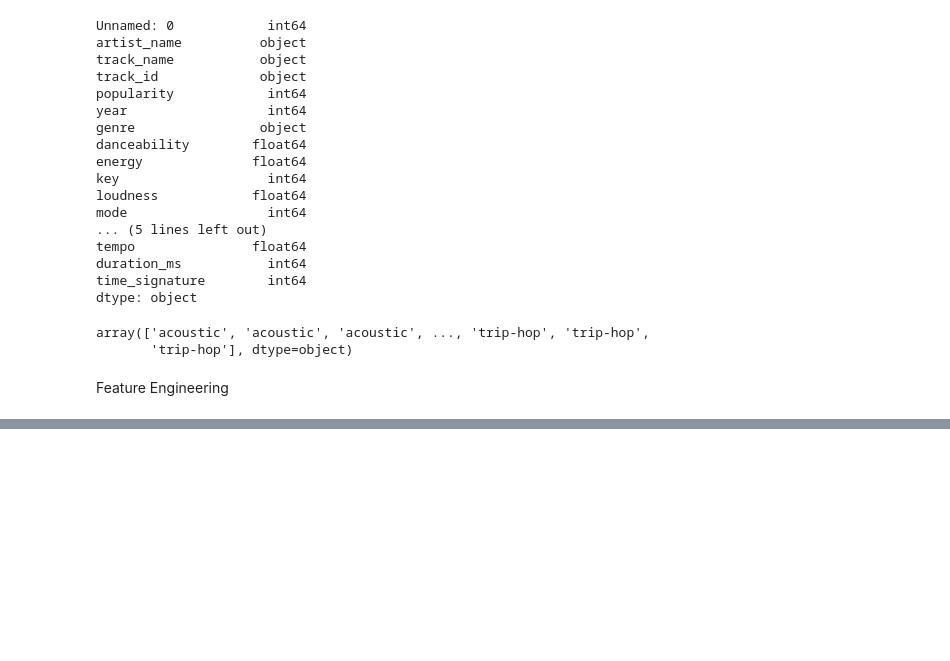
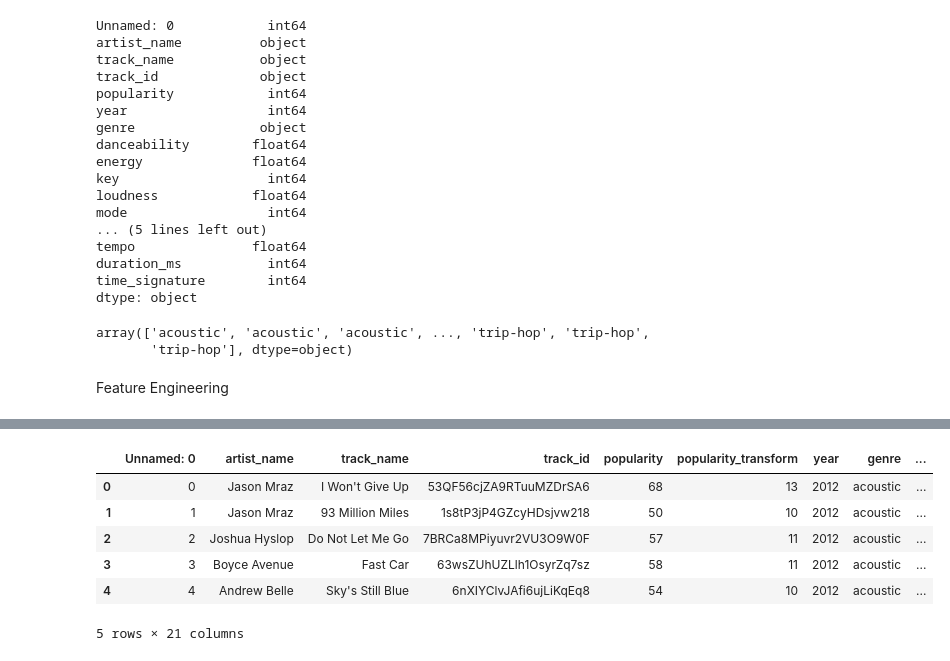
Before and after one commit to estefysc/music_recommender_system, a Jupyter notebook: recommender.ipynb, the cells around one changed output, grey strips where cells are left out. Drawn from its saved outputs; the diff is of its cells as text; code cells hidden in the pictures; blank space fills up the shorter version.

Commit message:
Started Spotify section - finished feature engineering and TF-IDF

```diff
--- a/recommender.ipynb
+++ b/recommender.ipynb
@@ -70,0 +76,7 @@ spotify_df.tail()
+# %%
+# Change display options to avoid scientific notation
+pd.options.display.float_format = '{:.2f}'.format
+
+# describe(): This method is used to generate descriptive statistics that summarize the central tendency, dispersion,
+# and shape of a dataset’s distribution, excluding NaN values.
+spotify_df['popularity'].describe()
@@ -70,0 +93,20 @@ spotify_df.tail()
+# %%
+# creates a new column popularity_transform by scaling down the values of the popularity column and converting them to integers.
+# Each original popularity score is divided by 5, and the result is truncated to an integer.
+spotify_df['popularity_transform'] = spotify_df['popularity'].apply(lambda x: int(x / 5))
+
+# Get the position of the 'popularity' column
+popularity_index = spotify_df.columns.get_loc('popularity')
+
+# Insert the 'popularity_transform' column next to the 'popularity' column
+spotify_df.insert(popularity_index + 1, 'popularity_transform', spotify_df.pop('popularity_transform'))
+# %%
+spotify_df.head()
+# %% [output]
+|  | Unnamed: 0 | artist_name | track_name | track_id | popularity | popularity_transform | year | genre | ... |
+| 0 | 0 | Jason Mraz | I Won't Give Up | 53QF56cjZA9RTuuMZDrSA6 | 68 | 13 | 2012 | acoustic | ... |
+| 1 | 1 | Jason Mraz | 93 Million Miles | 1s8tP3jP4GZcyHDsjvw218 | 50 | 10 | 2012 | acoustic | ... |
+| 2 | 2 | Joshua Hyslop | Do Not Let Me Go | 7BRCa8MPiyuvr2VU3O9W0F | 57 | 11 | 2012 | acoustic | ... |
+| 3 | 3 | Boyce Avenue | Fast Car | 63wsZUhUZLlh1OsyrZq7sz | 58 | 11 | 2012 | acoustic | ... |
+| 4 | 4 | Andrew Belle | Sky's Still Blue | 6nXIYClvJAfi6ujLiKqEq8 | 54 | 10 | 2012 | acoustic | ... |
+5 rows × 21 columns
```
Also changed, not shown: parts of 17 cells of this notebook.
